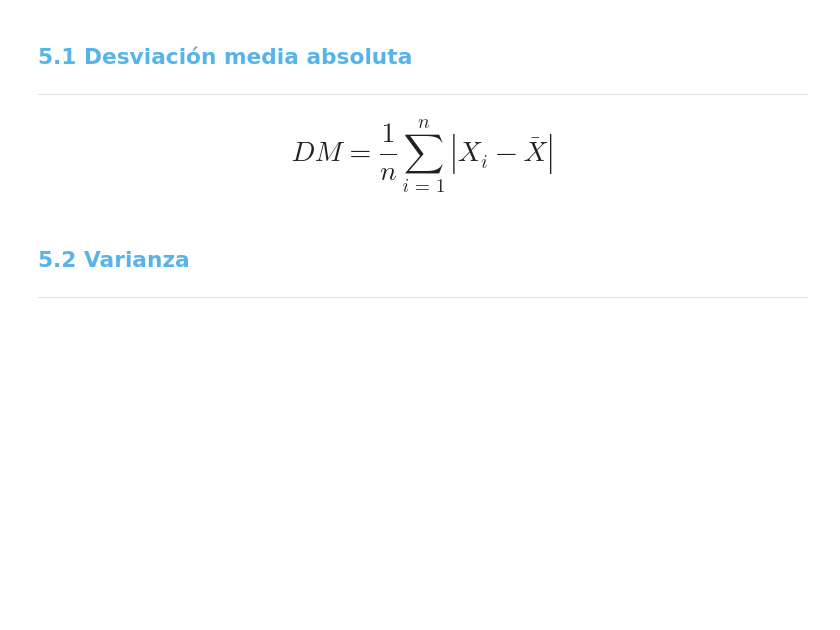
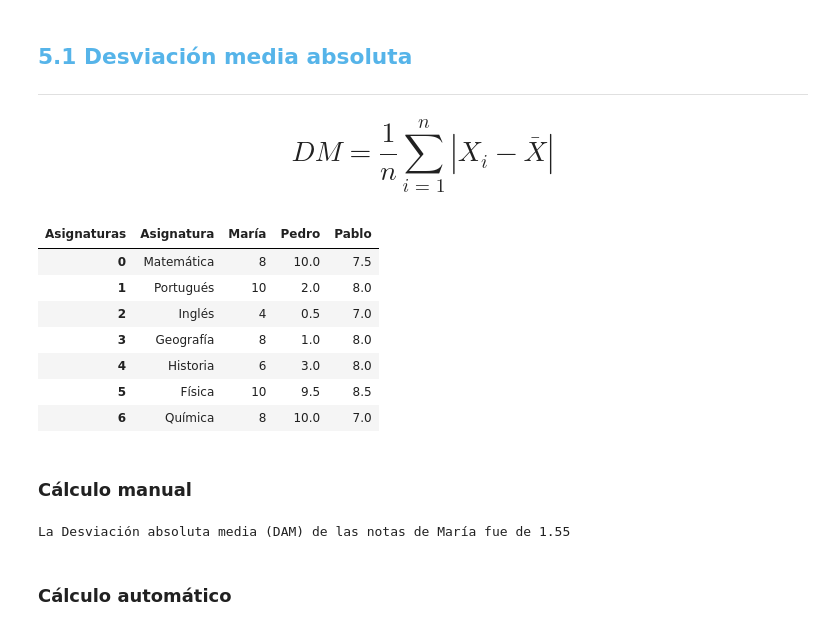
Before and after one commit to JLuceroVasquez/estadistica-con-python-frecuencia-y-medidas, a Jupyter notebook: Curso_de_Estadística_con_Python_1.ipynb, the cells around one changed output. Saved outputs shown, nothing was run; the diff lists cells and outputs as text; code cells hidden in the pictures; blank space fills up the shorter version.

```diff
--- a/Curso_de_Estadística_con_Python_1.ipynb
+++ b/Curso_de_Estadística_con_Python_1.ipynb
@@ -1014,6 +1014,16 @@ Aunque las medidas de tendencia central y de localización proporcionan un resum
 
 
 # $$DM = \frac 1n\sum_{i=1}^{n}|X_i-\bar{X}|$$
-# %% [markdown]
-## <font color=#56B4E9>5.2 Varianza</font>
-***
+# %%
+df
+# %% [output]
+| Asignaturas | Asignatura | María | Pedro | Pablo |
+| 0 | Matemática | 8 | 10.0 | 7.5 |
+| 1 | Portugués | 10 | 2.0 | 8.0 |
+| 2 | Inglés | 4 | 0.5 | 7.0 |
+| 3 | Geografía | 8 | 1.0 | 8.0 |
+| 4 | Historia | 6 | 3.0 | 8.0 |
+| 5 | Física | 10 | 9.5 | 8.5 |
+| 6 | Química | 8 | 10.0 | 7.0 |
+# %% [markdown]
+### Cálculo manual
@@ -1019,0 +1034,9 @@ Aunque las medidas de tendencia central y de localización proporcionan un resum
+# %%
+df_maria_dam.loc[:,'Desviacion'] = df_maria_dam['María'].apply(lambda x: x - media)
+df_maria_dam.loc[:,'|Desviacion|'] = df_maria_dam['Desviacion'].abs()
+dam = df_maria_dam['|Desviacion|'].mean()
+print(f'La Desviación absoluta media (DAM) de las notas de María fue de {dam:.2f}')
+# %% [output]
+La Desviación absoluta media (DAM) de las notas de María fue de 1.55
+# %% [markdown]
+### Cálculo automático
```
Also changed, not shown: parts of 21 cells of this notebook.
